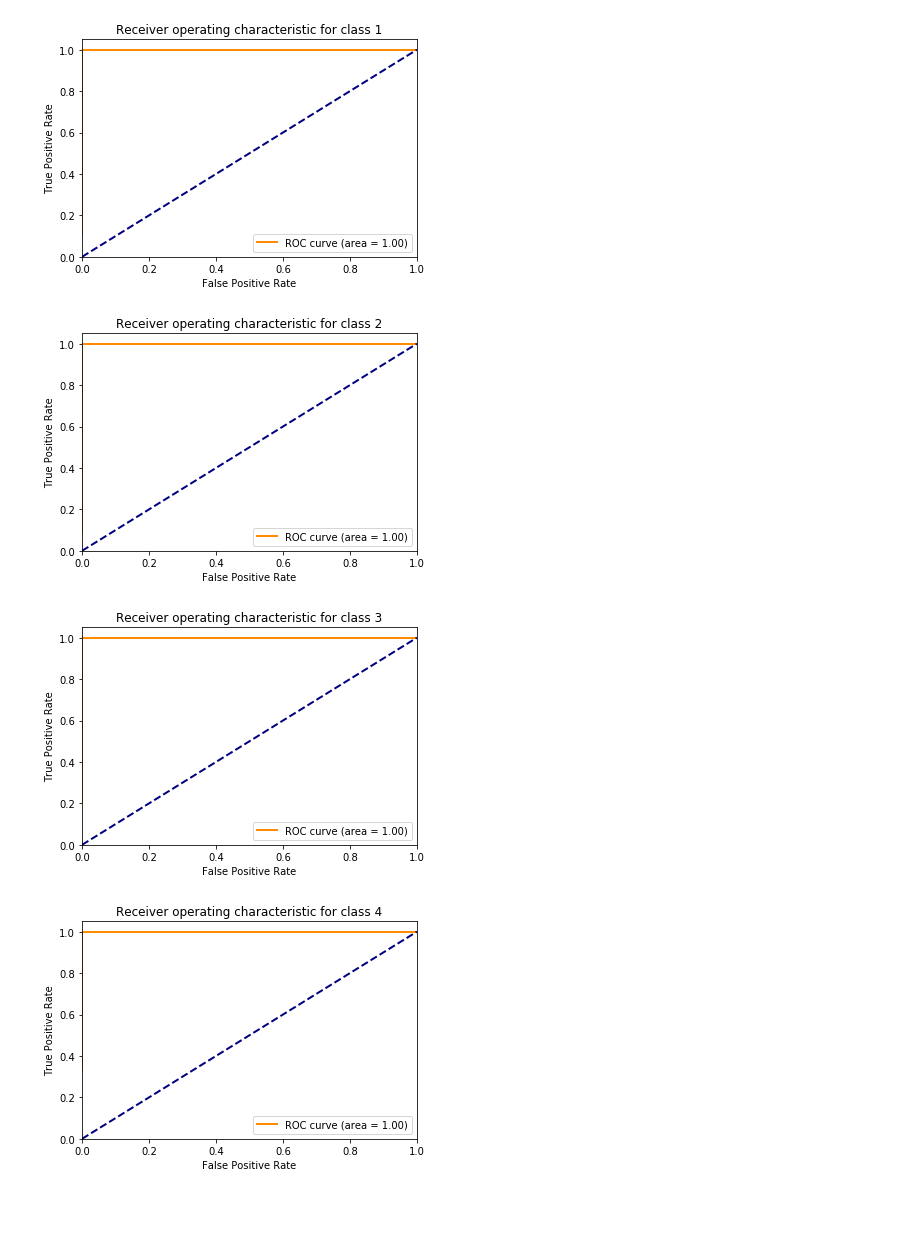
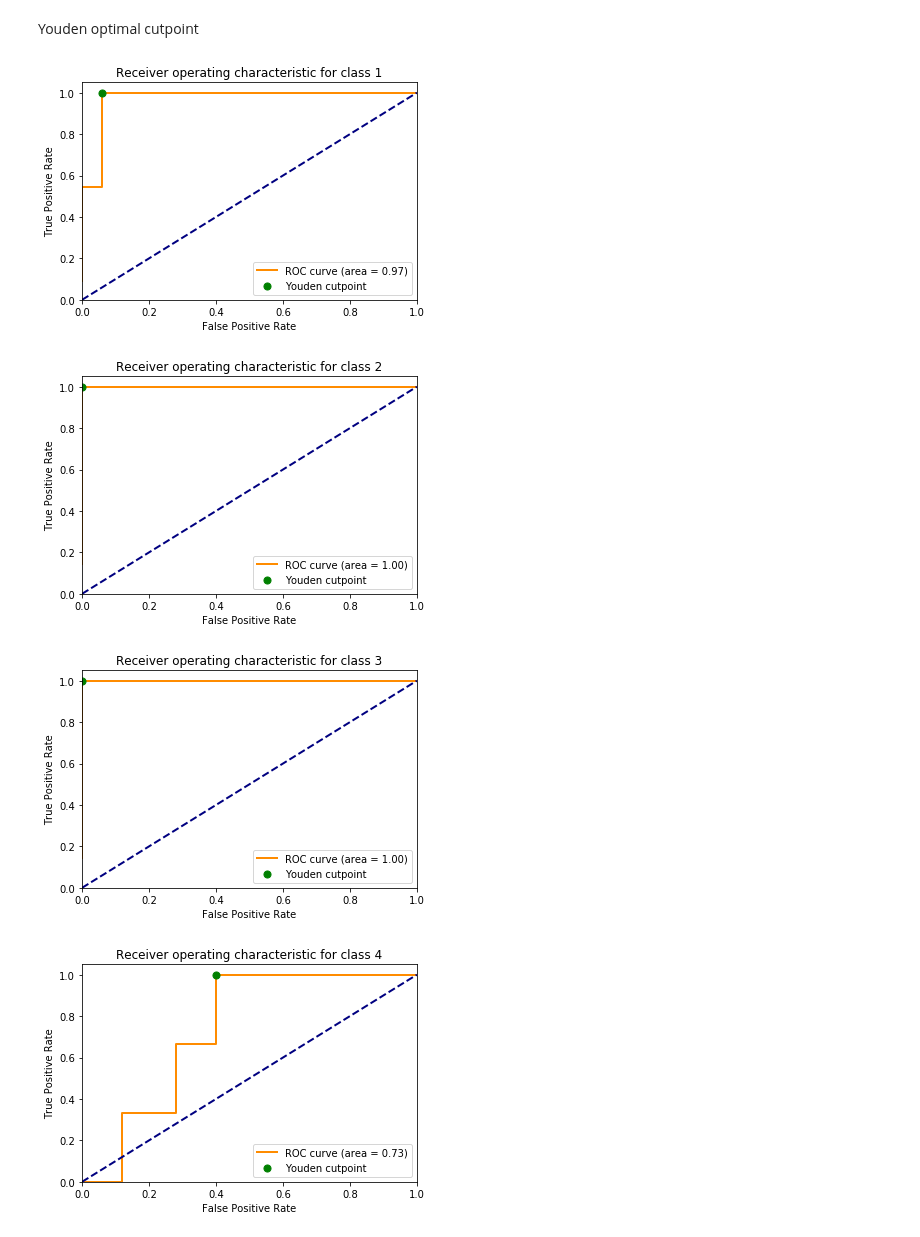
Before and after one commit to gabrielmatos26/Ova-and-Ava-classifiers, a Jupyter notebook: synthetic_data_ova.ipynb, the cells around one changed output. Saved outputs shown, nothing was run; the diff lists cells and outputs as text; code cells hidden in the pictures; blank space fills up the shorter version.

Commit message:
added 4 functions to find optimal cutpoints on roc curve

```diff
--- a/synthetic_data_ova.ipynb
+++ b/synthetic_data_ova.ipynb
@@ -16,10 +16,12 @@ from tqdm import tqdm
 %matplotlib inline
 # %%
 def synthetic_data():
-    mean1 = np.concatenate((np.ones(1)*-10,np.ones(12)))
-    mean2 =  np.concatenate((np.ones(12),np.ones(1)*10))
+    #mean1 = np.concatenate((np.ones(1)*-10,np.ones(12)))
+    #mean2 = np.concatenate((np.ones(12),np.ones(1)*10))
+    mean1 = np.ones(13)*7
+    mean2 = np.ones(13)*10
     mean3 = np.ones(13)*5
-    mean4 = np.ones(13)*-5
+    mean4 = np.ones(13)*8
     g1 = np.random.multivariate_normal(mean1, np.eye(13), size=55)
     g2 = np.random.multivariate_normal(mean2, np.eye(13), size=36)
     g3 = np.random.multivariate_normal(mean3, np.eye(13), size=35)
@@ -67,41 +69,39 @@ def train_and_test(df):
     #test removing healthy patients
     target_bin = label_binarize(target, classes=[1, 2, 3, 4])
     global targetTests
-    dTrain, dTest, targetTrain, targetTest = train_test_split(input_data, target_bin, test_size=0.20, stratify=target_bin)
+    dTrain, dTest, targetTrain, targetTest = train_test_split(input_data, target, test_size=0.20, stratify=target)
     targetTests.append(targetTest)
-    #print(np.argmax(targetTrain, axis=1)+1)
     scaler = preprocessing.StandardScaler().fit(dTrain)
     dTrain = scaler.transform(dTrain)
     ovr = OneVsRestClassifier(SVC(kernel='linear', probability=True, class_weight='balanced', random_state=0), n_jobs=-1)
     ovr.fit(dTrain, targetTrain)
+
     dTest = scaler.transform(dTest)
     probas = ovr.predict_proba(dTest)
     pred = ovr.predict(dTest)
-    #print(np.argmax(pred, axis=1)+1)
-    #print(np.argmax(targetTest, axis=1)+1)
     score = ovr.score(dTest, targetTest)
-    targetTest_nonbin = np.asarray(np.argmax(targetTest, axis=1)+1)
-    pred = np.asarray(np.argmax(pred, axis=1)+1)
-    #cm = confusion_matrix(targetTest_nonbin, pred, labels=[0,1,2,3,4])
     #test removing healthy patients
-    cm = confusion_matrix(targetTest_nonbin, pred, labels=[1,2,3,4])
-    #score = np.sum(np.diagonal(cm))/np.sum(cm)
-    np.savetxt("confusion_matrix_ova.csv", cm, delimiter=",")
+    cm = confusion_matrix(targetTest, pred, labels=[1, 2, 3, 4])
 
-    return score, probas
+    return score, probas, cm
 # %%
 targetTests = []
 scores = []
+cms = []
 probas_final = []
-iterations = 50
+iterations = 10
 data = synthetic_data()
 for i in tqdm(range(iterations)):
-    score, probas = train_and_test(data)
+    score, probas, cm = train_and_test(data)
     scores.append(score)
     probas_final.append(probas)
+    cms.append(cm)
 
 target = targetTests[np.argmax(scores)]
+target = label_binarize(target, classes=[1,2,3,4])
 proba = probas_final[np.argmax(scores)]
+cm = cms[np.argmax(scores)]
+np.savetxt("confusion_matrix_ova.csv", cm, delimiter=",")
 scores = np.asarray(scores)
 print(scores.mean())
 print(scores.std())
@@ -111,31 +177,34 @@ print(scores.std())
+# %% [markdown]
+Youden optimal cutpoint
 # %%
 #Compute ROC curve and ROC area for each class
 fpr = dict()
 tpr = dict()
 roc_auc = dict()
 #for i in range(5):
 #test removing healthy patients
 for i in range(4):
     fpr[i], tpr[i], _ = roc_curve(target[:, i], proba[:, i])
     roc_auc[i] = auc(fpr[i], tpr[i])
 #for i in range(5):
 #test removing healthy patients
 for i in range(4):
-    plt.figure()
+    opt_cutpoint = youden_index(fpr[i], tpr[i])
+    fig, ax = plt.subplots()
     lw = 2
-    plt.plot(fpr[i], tpr[i], color='darkorange',
-             lw=lw, label='ROC curve (area = %0.2f)' % roc_auc[i])
-    plt.plot([0, 1], [0, 1], color='navy', lw=lw, linestyle='--')
+    ax.plot(fpr[i], tpr[i], color='darkorange',
+             lw=lw, label='ROC curve (area = %0.2f)' % roc_auc[i], zorder=-1)
+    ax.plot([0, 1], [0, 1], color='navy', lw=lw, linestyle='--', zorder=-1)
     plt.xlim([0.0, 1.0])
     plt.ylim([0.0, 1.05])
     plt.xlabel('False Positive Rate')
     plt.ylabel('True Positive Rate')
     plt.title('Receiver operating characteristic for class ' + str(i+1))
-    plt.legend(loc="lower right")
-
+    ax.scatter(opt_cutpoint[0], opt_cutpoint[1], c='g', zorder=1, label='Youden cutpoint', s=50)
+    ax.legend(loc="lower right")
     plt.show()
 # %% [output]
-[figure, old version]
+[figure, new version]
-[figure, old version]
+[figure, new version]
-[figure, old version]
+[figure, new version]
-[figure, old version]
+[figure, new version]
```
Also changed, not shown: parts of 9 cells of this notebook.
